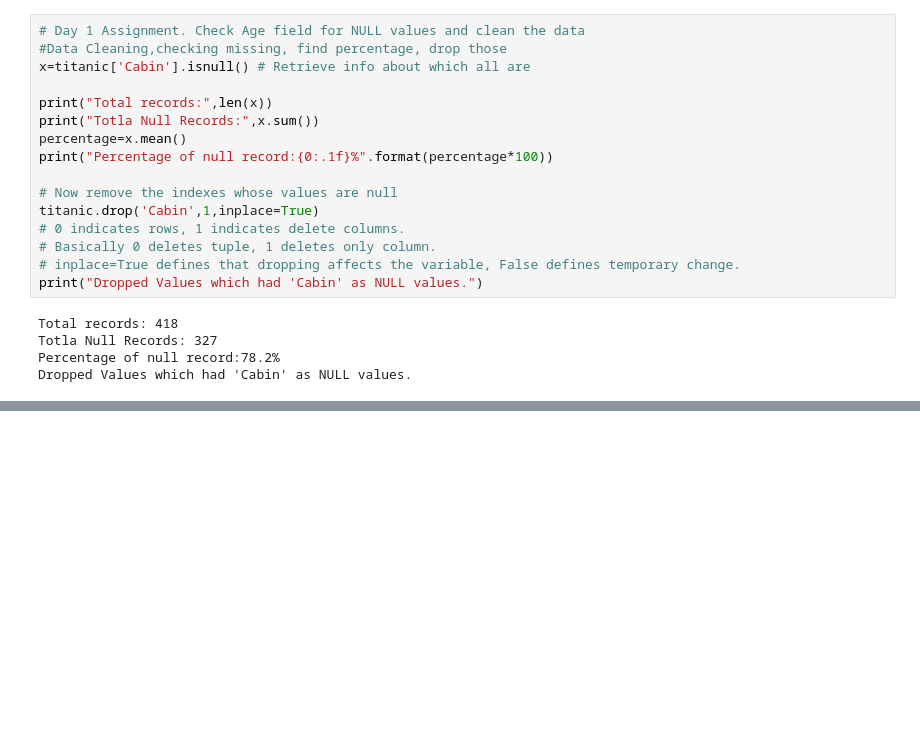
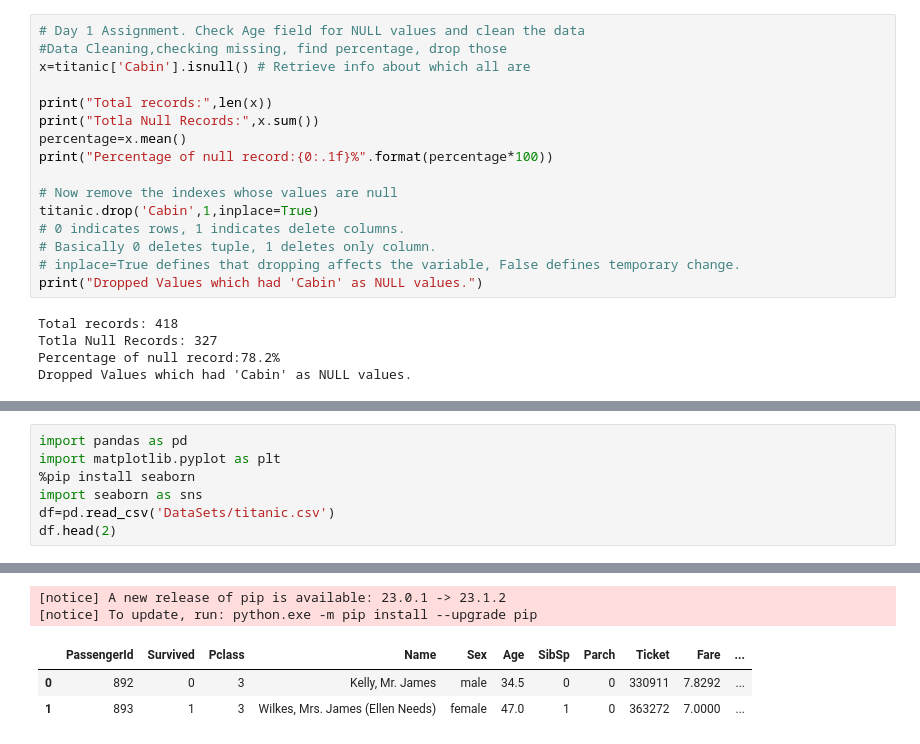
Before and after one commit to anirudhp06/Machine-Learning-Course, a Jupyter notebook: SDP107 Day-1.ipynb, the cells around one changed output, grey strips where cells are left out. Drawn from its saved outputs; the diff is of its cells as text; blank space fills up the shorter version.

```diff
--- a/SDP107 Day-1.ipynb
+++ b/SDP107 Day-1.ipynb
@@ -322,0 +399,8 @@ Dropped Values which had 'Cabin' as NULL values.
+# %%
+import pandas as pd
+import matplotlib.pyplot as plt
+%pip install seaborn
+import seaborn as sns
+df=pd.read_csv('DataSets/titanic.csv')
+df.head(2)
+# %% [output]
@@ -322,0 +422,5 @@ Dropped Values which had 'Cabin' as NULL values.
+[notice] A new release of pip is available: 23.0.1 -> 23.1.2
+[notice] To update, run: python.exe -m pip install --upgrade pip
+|  | PassengerId | Survived | Pclass | Name | Sex | Age | SibSp | Parch | Ticket | Fare | ... |
+| 0 | 892 | 0 | 3 | Kelly, Mr. James | male | 34.5 | 0 | 0 | 330911 | 7.8292 | ... |
+| 1 | 893 | 1 | 3 | Wilkes, Mrs. James (Ellen Needs) | female | 47.0 | 1 | 0 | 363272 | 7.0000 | ... |
```
Also changed, not shown: parts of 10 cells of this notebook, 1 other file.
